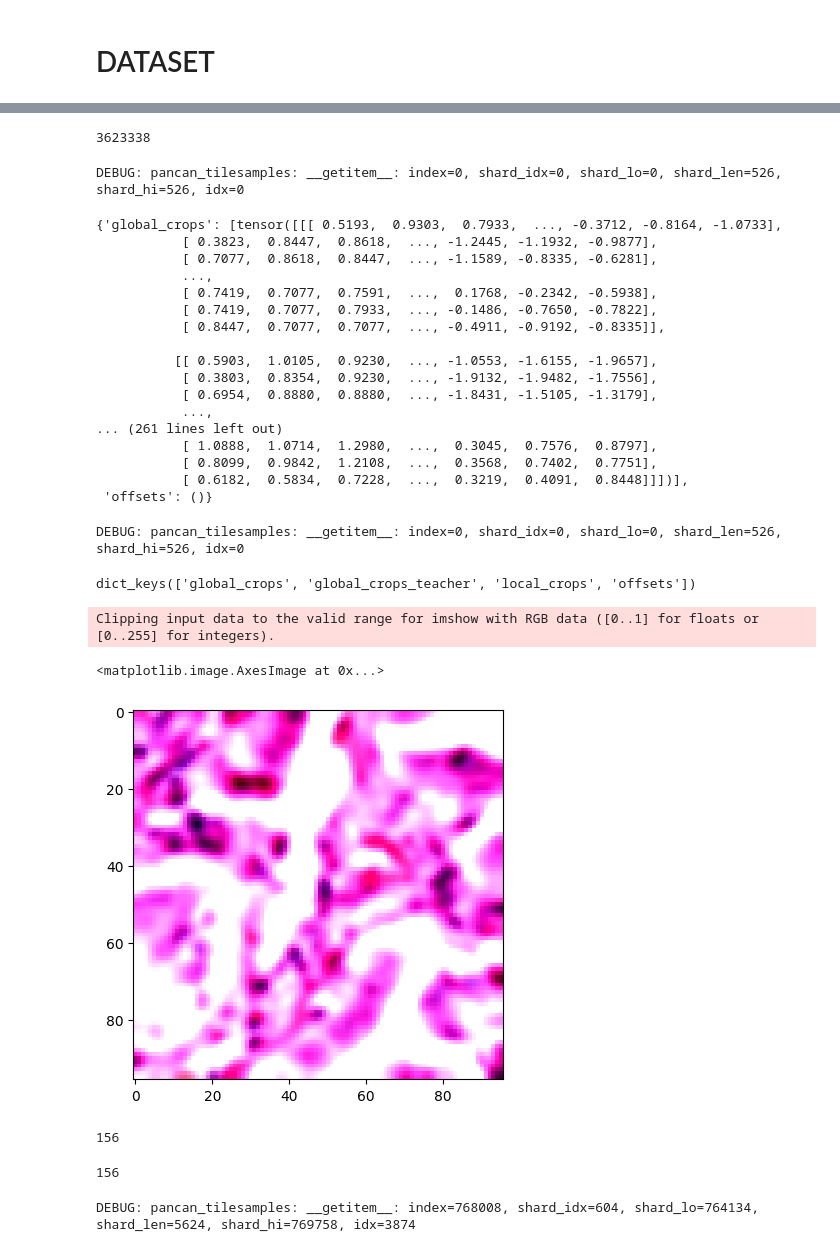
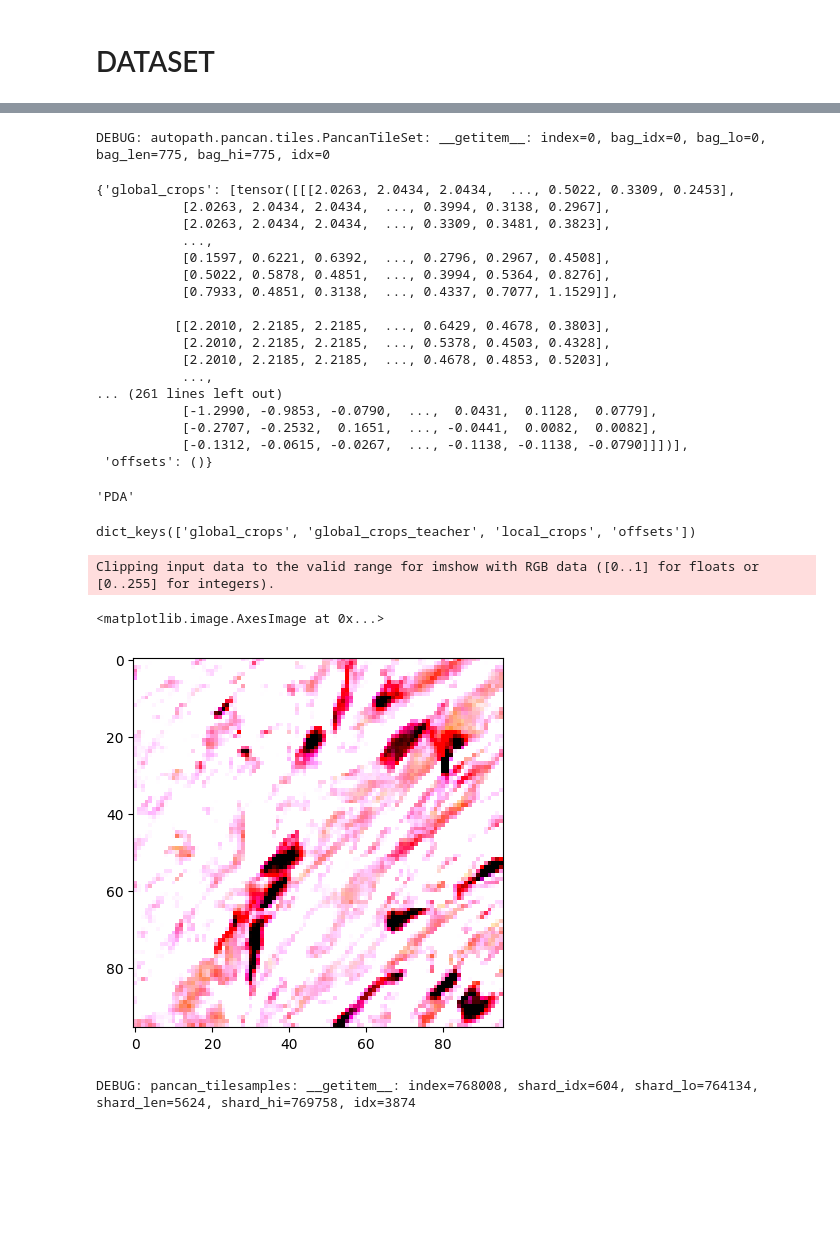
Before and after one commit to teorema-ai/autopath, a Jupyter notebook: notebooks/autopath_gigaq_dinov2_dataset_dataloader_test.ipynb, the cells around one changed output, grey strips where cells are left out. Drawn from its saved outputs; the diff is of its cells as text; code cells hidden in the pictures; blank space fills up the shorter version.

Commit message:
gigaq: GigaqStill runs

```diff
--- a/notebooks/autopath_gigaq_dinov2_dataset_dataloader_test.ipynb
+++ b/notebooks/autopath_gigaq_dinov2_dataset_dataloader_test.ipynb
@@ -30,4 +23,4 @@ reload(autopath.gigaq.dinov2.dataloader)
 # %% [markdown]
 # DATASET
 # %%
-slidebatch = autopath.gigaq.dinov2.dataset.pancan_slidebatch(verbose=True, debug=True)
+tileset = autopath.gigaq.dinov2.pipelines.dino_pancan_tile_dataset('DINO_CPTAC_9802_TEST')
@@ -89,31 +41,27 @@ DEBUG: pancan_tilesamples: self._n_shards=3692, self._shard_bounds=array([    52
-# %%
-len(sampleset)
-# %% [output]
-3623338
 # %%
-sample0, cancer0 = sampleset[0]
-display(sample0)
+sample_0, cancer_0 = tileset[0]
+display(sample_0)
 # %% [output]
-DEBUG: pancan_tilesamples: __getitem__: index=0, shard_idx=0, shard_lo=0, shard_len=526, shard_hi=526, idx=0
+DEBUG: autopath.pancan.tiles.PancanTileSet: __getitem__: index=0, bag_idx=0, bag_lo=0, bag_len=775, bag_hi=775, idx=0
-{'global_crops': [tensor([[[ 0.5193,  0.9303,  0.7933,  ..., -0.3712, -0.8164, -1.0733],
-           [ 0.3823,  0.8447,  0.8618,  ..., -1.2445, -1.1932, -0.9877],
-           [ 0.7077,  0.8618,  0.8447,  ..., -1.1589, -0.8335, -0.6281],
+{'global_crops': [tensor([[[2.0263, 2.0434, 2.0434,  ..., 0.5022, 0.3309, 0.2453],
+           [2.0263, 2.0434, 2.0434,  ..., 0.3994, 0.3138, 0.2967],
+           [2.0263, 2.0434, 2.0434,  ..., 0.3309, 0.3481, 0.3823],
            ...,
-           [ 0.7419,  0.7077,  0.7591,  ...,  0.1768, -0.2342, -0.5938],
-           [ 0.7419,  0.7077,  0.7933,  ..., -0.1486, -0.7650, -0.7822],
-           [ 0.8447,  0.7077,  0.7077,  ..., -0.4911, -0.9192, -0.8335]],
+           [0.1597, 0.6221, 0.6392,  ..., 0.2796, 0.2967, 0.4508],
+           [0.5022, 0.5878, 0.4851,  ..., 0.3994, 0.5364, 0.8276],
+           [0.7933, 0.4851, 0.3138,  ..., 0.4337, 0.7077, 1.1529]],
 
-          [[ 0.5903,  1.0105,  0.9230,  ..., -1.0553, -1.6155, -1.9657],
-           [ 0.3803,  0.8354,  0.9230,  ..., -1.9132, -1.9482, -1.7556],
-           [ 0.6954,  0.8880,  0.8880,  ..., -1.8431, -1.5105, -1.3179],
+          [[2.2010, 2.2185, 2.2185,  ..., 0.6429, 0.4678, 0.3803],
+           [2.2010, 2.2185, 2.2185,  ..., 0.5378, 0.4503, 0.4328],
+           [2.2010, 2.2185, 2.2185,  ..., 0.4678, 0.4853, 0.5203],
            ...,
 ... (261 lines left out)
-           [ 1.0888,  1.0714,  1.2980,  ...,  0.3045,  0.7576,  0.8797],
-           [ 0.8099,  0.9842,  1.2108,  ...,  0.3568,  0.7402,  0.7751],
-           [ 0.6182,  0.5834,  0.7228,  ...,  0.3219,  0.4091,  0.8448]]])],
+           [-1.2990, -0.9853, -0.0790,  ...,  0.0431,  0.1128,  0.0779],
+           [-0.2707, -0.2532,  0.1651,  ..., -0.0441,  0.0082,  0.0082],
+           [-0.1312, -0.0615, -0.0267,  ..., -0.1138, -0.1138, -0.0790]]])],
  'offsets': ()}
 # %%
-sample0, _ = sampleset[0]
+cancer_0
 # %% [output]
-DEBUG: pancan_tilesamples: __getitem__: index=0, shard_idx=0, shard_lo=0, shard_len=526, shard_hi=526, idx=0
+'PDA'
 # %%
@@ -122,20 +70,12 @@ sample0.keys()
 dict_keys(['global_crops', 'global_crops_teacher', 'local_crops', 'offsets'])
 # %%
 %matplotlib inline
-lc00 = sample0['local_crops'][0]
+lc00 = sample_0['local_crops'][0]
 plt.imshow(einops.rearrange(lc00, 'c h w -> h w c'))
 # %% [output]
 Clipping input data to the valid range for imshow with RGB data ([0..1] for floats or [0..255] for integers).
 <matplotlib.image.AxesImage at 0x...>
-[figure, old version]
+[figure, new version]
-# %%
-display(slidebatch.lens('train')[774])
-# %% [output]
-156
-# %%
-display(slidebatch.datablocks()[774].size('train'))
-# %% [output]
-156
 # %%
 sampleset[768008]
 # %% [output]
```
Also changed, not shown: parts of 19 cells of this notebook, 9 other files.
